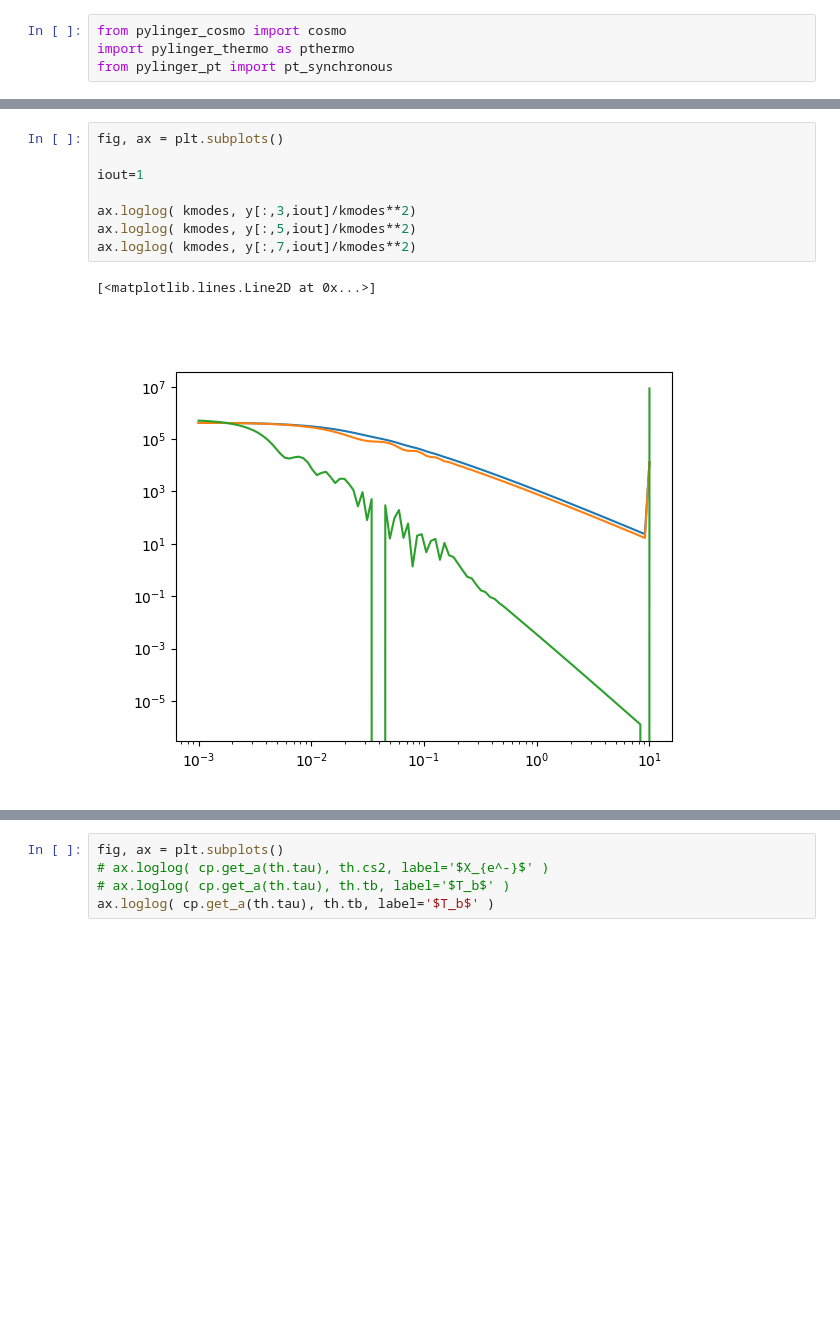
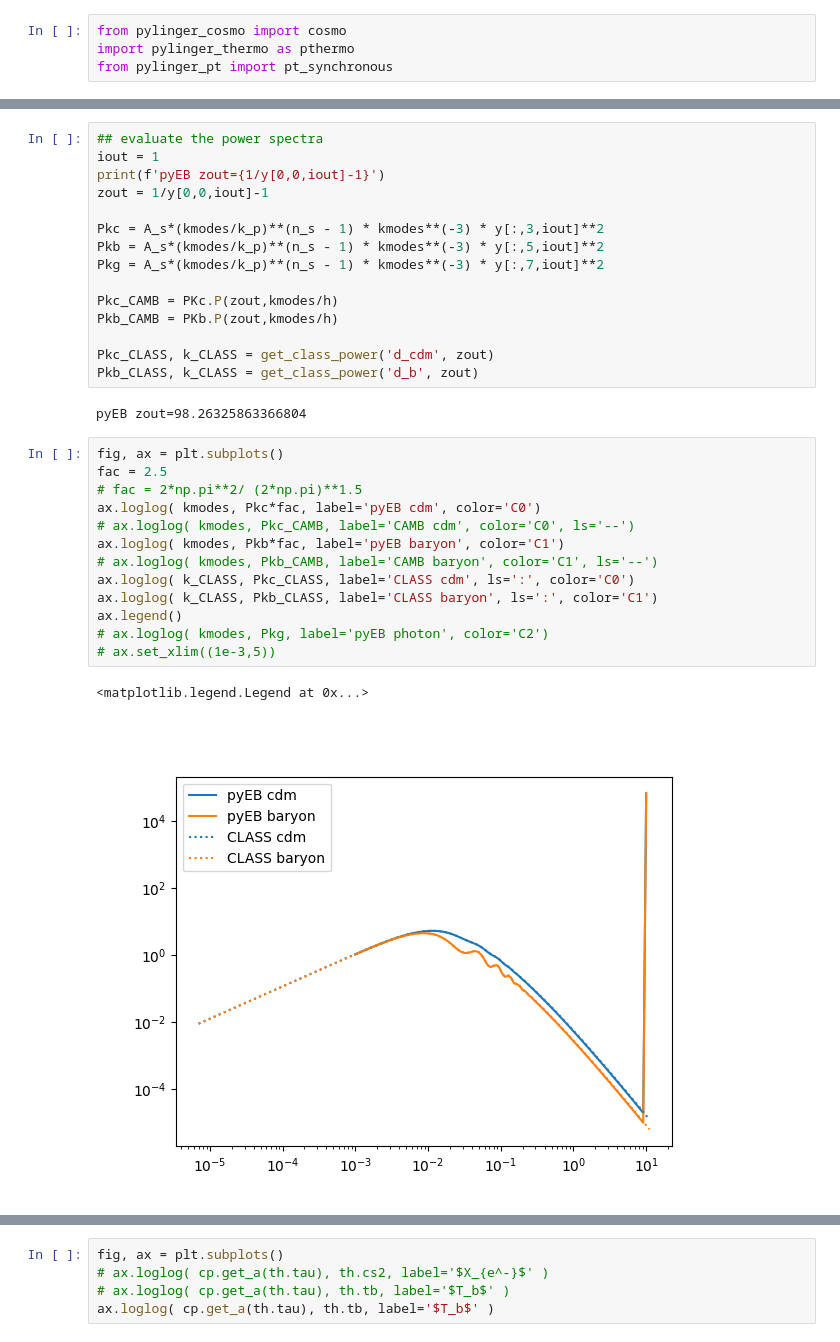
Before and after one commit to ohahn/DISCO-EB, a Jupyter notebook: pylinger_demo.ipynb, the cells around one changed output, grey strips where cells are left out. Drawn from its saved outputs; the diff is of its cells as text; blank space fills up the shorter version.

```diff
--- a/pylinger_demo.ipynb
+++ b/pylinger_demo.ipynb
@@ -20,14 +67,36 @@ KeyboardInterrupt:
-# %%
-fig, ax = plt.subplots()
-
-iout=1
-
-ax.loglog( kmodes, y[:,3,iout]/kmodes**2)
-ax.loglog( kmodes, y[:,5,iout]/kmodes**2)
-ax.loglog( kmodes, y[:,7,iout]/kmodes**2)
-# %% [output]
-[<matplotlib.lines.Line2D at 0x...>]
-[figure, removed]
+# %%
+## evaluate the power spectra
+iout = 1
+print(f'pyEB zout={1/y[0,0,iout]-1}')
+zout = 1/y[0,0,iout]-1
+
+Pkc = A_s*(kmodes/k_p)**(n_s - 1) * kmodes**(-3) * y[:,3,iout]**2
+Pkb = A_s*(kmodes/k_p)**(n_s - 1) * kmodes**(-3) * y[:,5,iout]**2
+Pkg = A_s*(kmodes/k_p)**(n_s - 1) * kmodes**(-3) * y[:,7,iout]**2
+
+Pkc_CAMB = PKc.P(zout,kmodes/h)
+Pkb_CAMB = PKb.P(zout,kmodes/h)
+
+Pkc_CLASS, k_CLASS = get_class_power('d_cdm', zout)
+Pkb_CLASS, k_CLASS = get_class_power('d_b', zout)
+# %% [output]
+pyEB zout=98.26325863366804
+# %%
+fig, ax = plt.subplots()
+fac = 2.5
+# fac = 2*np.pi**2/ (2*np.pi)**1.5
+ax.loglog( kmodes, Pkc*fac, label='pyEB cdm', color='C0')
+# ax.loglog( kmodes, Pkc_CAMB, label='CAMB cdm', color='C0', ls='--')
+ax.loglog( kmodes, Pkb*fac, label='pyEB baryon', color='C1')
+# ax.loglog( kmodes, Pkb_CAMB, label='CAMB baryon', color='C1', ls='--')
+ax.loglog( k_CLASS, Pkc_CLASS, label='CLASS cdm', ls=':', color='C0')
+ax.loglog( k_CLASS, Pkb_CLASS, label='CLASS baryon', ls=':', color='C1')
+ax.legend()
+# ax.loglog( kmodes, Pkg, label='pyEB photon', color='C2')
+# ax.set_xlim((1e-3,5))
+# %% [output]
+<matplotlib.legend.Legend at 0x...>
+[figure, added]
 # %%
 fg, ax = plt.subplots(2,sharex=True)
 ax[0].semilogx( cp.get_a(th.tau), th.xe, label='$X_{e^-}$' )
```
Also changed, not shown: parts of 10 cells of this notebook, 2 other files.
